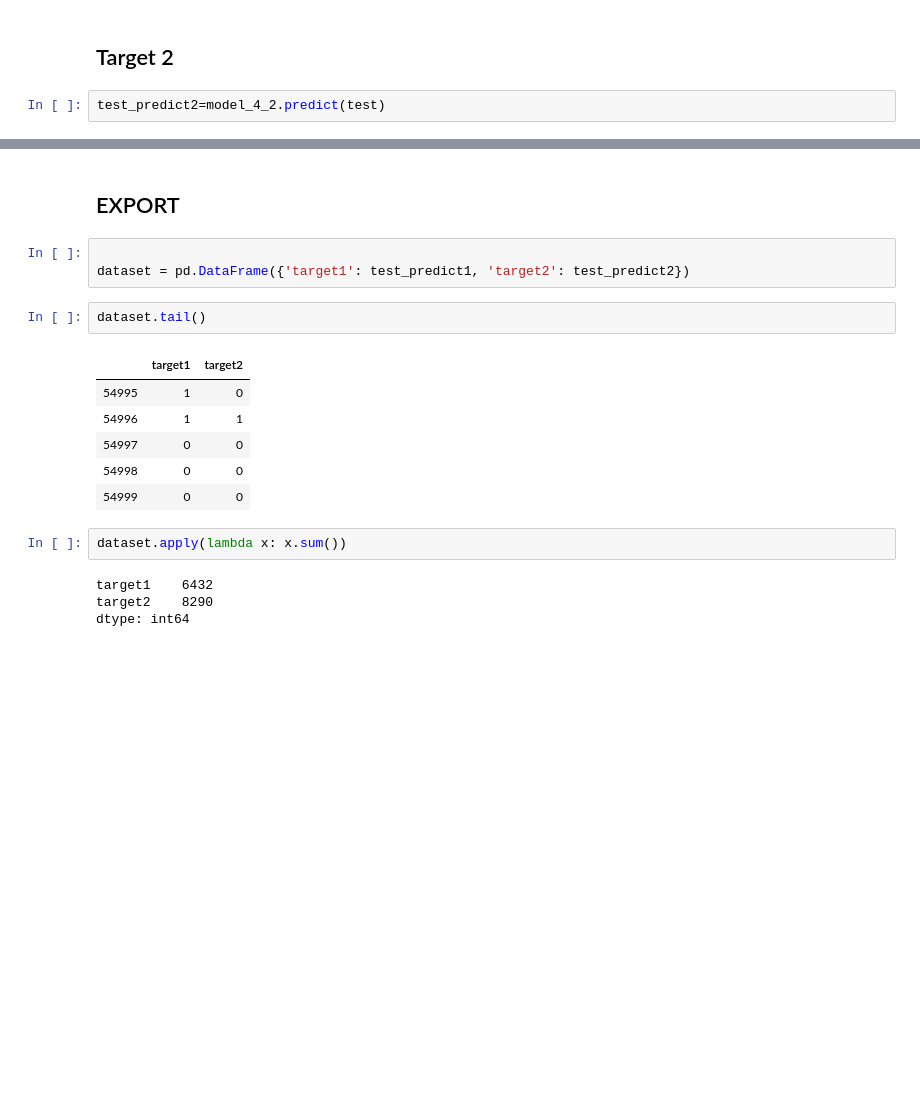
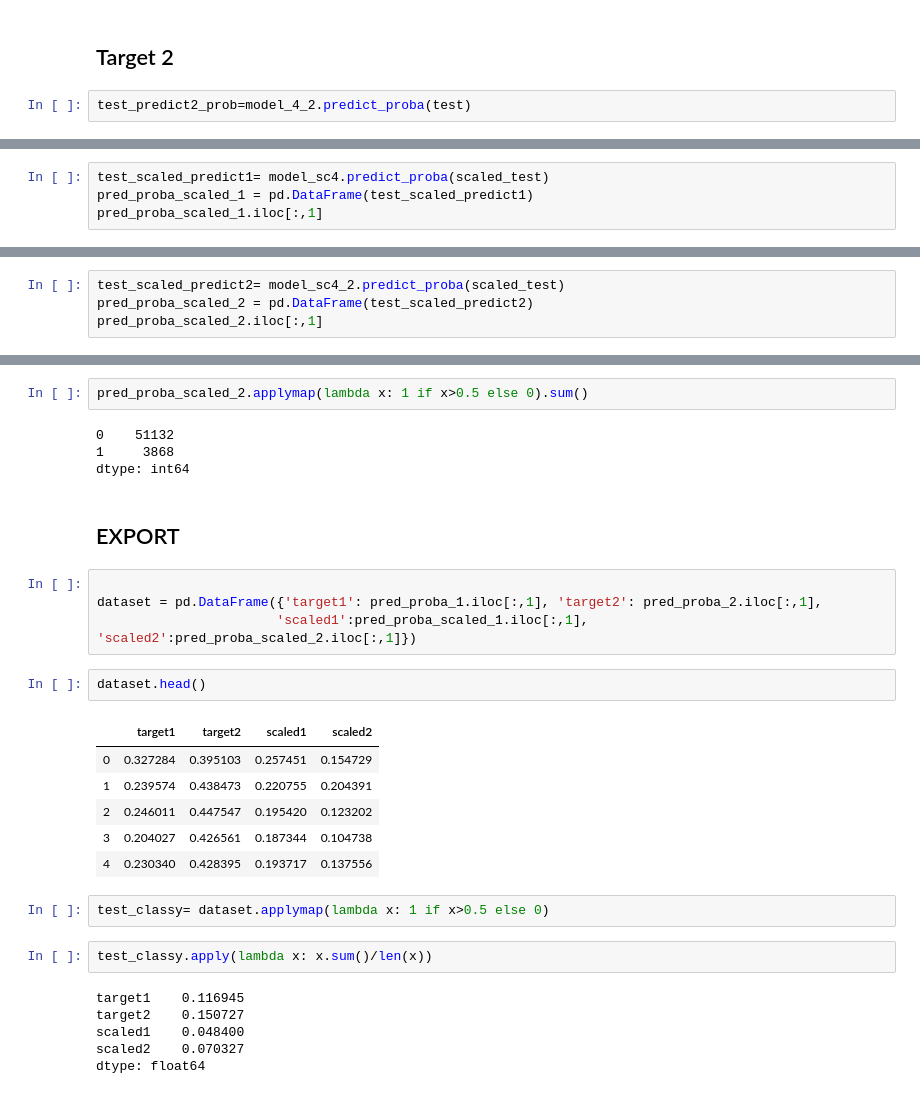
Before and after one commit to luwu29/IAA_profiles, a Jupyter notebook: ML_project-Copy1.ipynb, the cells around one changed output, grey strips where cells are left out. Saved outputs shown, nothing was run; the diff lists cells and outputs as text; blank space fills up the shorter version.

```diff
--- a/ML_project-Copy1.ipynb
+++ b/ML_project-Copy1.ipynb
@@ -1174,4 +1297,4 @@ test_predict1.sum()
 # %% [markdown]
 ## Target 2
 # %%
-test_predict2=model_4_2.predict(test)
+test_predict2_prob=model_4_2.predict_proba(test)
@@ -1190,0 +1331,4 @@ Name: 0, dtype: int64
+# %%
+test_scaled_predict1= model_sc4.predict_proba(scaled_test)
+pred_proba_scaled_1 = pd.DataFrame(test_scaled_predict1)
+pred_proba_scaled_1.iloc[:,1]
@@ -1190,0 +1354,4 @@ Name: 0, dtype: int64
+# %%
+test_scaled_predict2= model_sc4_2.predict_proba(scaled_test)
+pred_proba_scaled_2 = pd.DataFrame(test_scaled_predict2)
+pred_proba_scaled_2.iloc[:,1]
@@ -1191,20 +1371,31 @@ Name: 0, dtype: int64
+# %%
+pred_proba_scaled_2.applymap(lambda x: 1 if x>0.5 else 0).sum()
+# %% [output]
+0    51132
+1     3868
+dtype: int64
 # %% [markdown]
 ## EXPORT
-# %%
-
-dataset = pd.DataFrame({'target1': test_predict1, 'target2': test_predict2})
+# %%
+
+dataset = pd.DataFrame({'target1': pred_proba_1.iloc[:,1], 'target2': pred_proba_2.iloc[:,1],
+                       'scaled1':pred_proba_scaled_1.iloc[:,1], 'scaled2':pred_proba_scaled_2.iloc[:,1]})
 # %%
-dataset.tail()
+dataset.head()
 # %% [output]
-|  | target1 | target2 |
-| 54995 | 1 | 0 |
-| 54996 | 1 | 1 |
-| 54997 | 0 | 0 |
-| 54998 | 0 | 0 |
-| 54999 | 0 | 0 |
+|  | target1 | target2 | scaled1 | scaled2 |
+| 0 | 0.327284 | 0.395103 | 0.257451 | 0.154729 |
+| 1 | 0.239574 | 0.438473 | 0.220755 | 0.204391 |
+| 2 | 0.246011 | 0.447547 | 0.195420 | 0.123202 |
+| 3 | 0.204027 | 0.426561 | 0.187344 | 0.104738 |
+| 4 | 0.230340 | 0.428395 | 0.193717 | 0.137556 |
+# %%
+test_classy= dataset.applymap(lambda x: 1 if x>0.5 else 0)
 # %%
-dataset.apply(lambda x: x.sum())
+test_classy.apply(lambda x: x.sum()/len(x))
 # %% [output]
-target1    6432
-target2    8290
-dtype: int64
+target1    0.116945
+target2    0.150727
+scaled1    0.048400
+scaled2    0.070327
+dtype: float64
```
Also changed, not shown: parts of 39 cells of this notebook.
